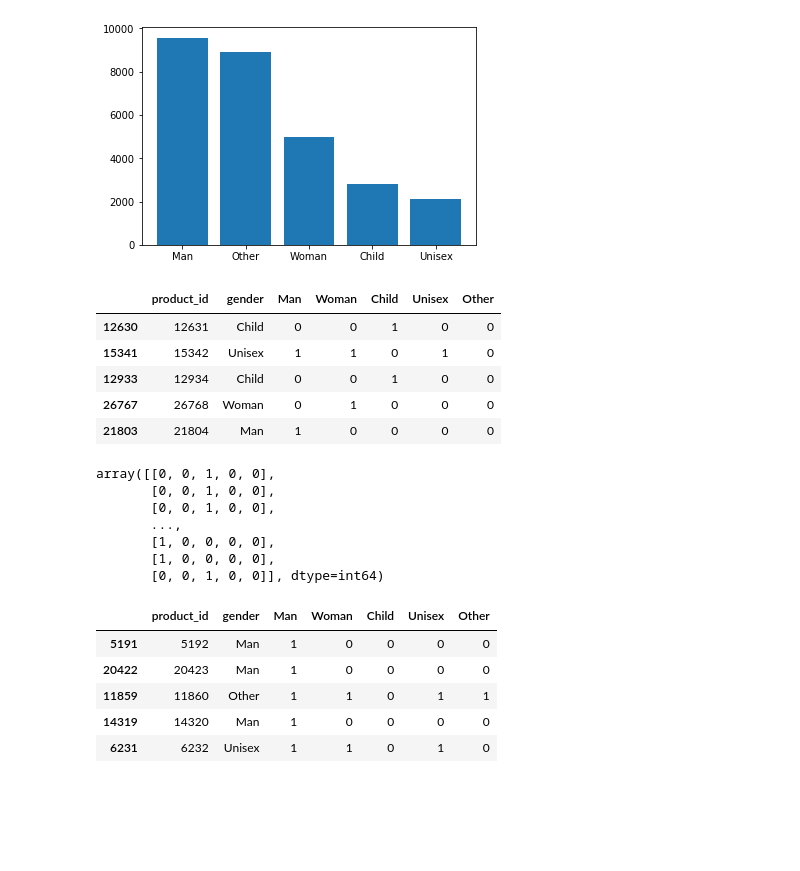
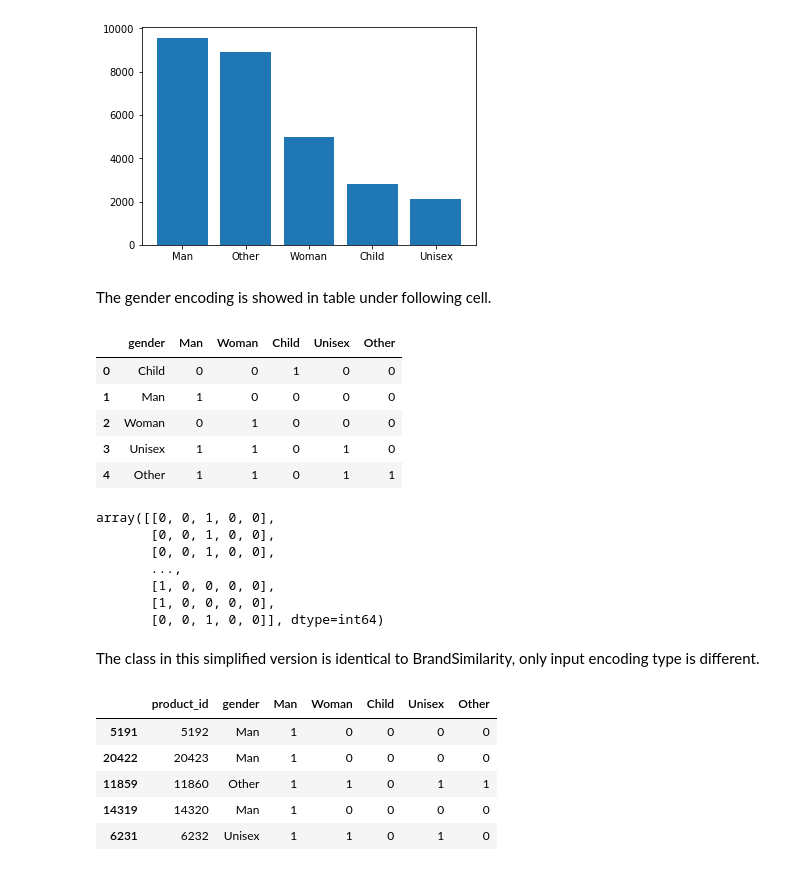
Before and after one commit to demo125/exponea_recommender, a Jupyter notebook: notebooks/2_similarity_recommender.ipynb, the cells around one changed output. Saved outputs shown, nothing was run; the diff lists cells and outputs as text; code cells hidden in the pictures; blank space fills up the shorter version.

```diff
--- a/notebooks/similarityAll.ipynb
+++ b/notebooks/2_similarity_recommender.ipynb
@@ -242,41 +266,43 @@ plt.bar(products.gender.value_counts().index, products.gender.value_counts().val
 # %% [output]
 <BarContainer object of 5 artists>
 [figure]
+# %% [markdown]
+The gender encoding is showed in table under following cell.
 # %%
 products['Man'] = 0
 products['Woman'] = 0
 products['Child'] = 0
 products['Unisex'] = 0
 products['Other'] = 0
 
 indexes = products[products.gender == 'Man'].index
 products.loc[indexes, 'Man'] = 1
 
 indexes = products[products.gender == 'Woman'].index
 products.loc[indexes, 'Woman'] = 1
 
 indexes = products[products.gender == 'Other'].index
 products.loc[indexes, 'Other'] = 1
 products.loc[indexes, 'Man'] = 1
 products.loc[indexes, 'Woman'] = 1
 products.loc[indexes, 'Unisex'] = 1
 
 indexes = products[products.gender == 'Child'].index
 products.loc[indexes, 'Child'] = 1
 
 indexes = products[products.gender == 'Unisex'].index
 products.loc[indexes, 'Unisex'] = 1
 products.loc[indexes, 'Man'] = 1
 products.loc[indexes, 'Woman'] = 1
 
-products.sample(10).head()
+products.drop(columns=['product_id']).drop_duplicates().reset_index(drop=True).head()
 # %% [output]
-|  | product_id | gender | Man | Woman | Child | Unisex | Other |
-| 12630 | 12631 | Child | 0 | 0 | 1 | 0 | 0 |
-| 15341 | 15342 | Unisex | 1 | 1 | 0 | 1 | 0 |
-| 12933 | 12934 | Child | 0 | 0 | 1 | 0 | 0 |
-| 26767 | 26768 | Woman | 0 | 1 | 0 | 0 | 0 |
-| 21803 | 21804 | Man | 1 | 0 | 0 | 0 | 0 |
+|  | gender | Man | Woman | Child | Unisex | Other |
+| 0 | Child | 0 | 0 | 1 | 0 | 0 |
+| 1 | Man | 1 | 0 | 0 | 0 | 0 |
+| 2 | Woman | 0 | 1 | 0 | 0 | 0 |
+| 3 | Unisex | 1 | 1 | 0 | 1 | 0 |
+| 4 | Other | 1 | 1 | 0 | 1 | 1 |
 # %%
 gender_mat = products[['Man', 'Woman', 'Child', 'Unisex', 'Other']].values
 gender_mat
@@ -288,6 +314,8 @@ array([[0, 0, 1, 0, 0],
        [1, 0, 0, 0, 0],
        [1, 0, 0, 0, 0],
        [0, 0, 1, 0, 0]], dtype=int64)
+# %% [markdown]
+The class in this simplified version is identical to  BrandSimilarity, only input encoding type is different.
 # %%
 class GenderSimilarity(Similarity):
 
```
Also changed, not shown: parts of 36 cells of this notebook, 19 other files.
